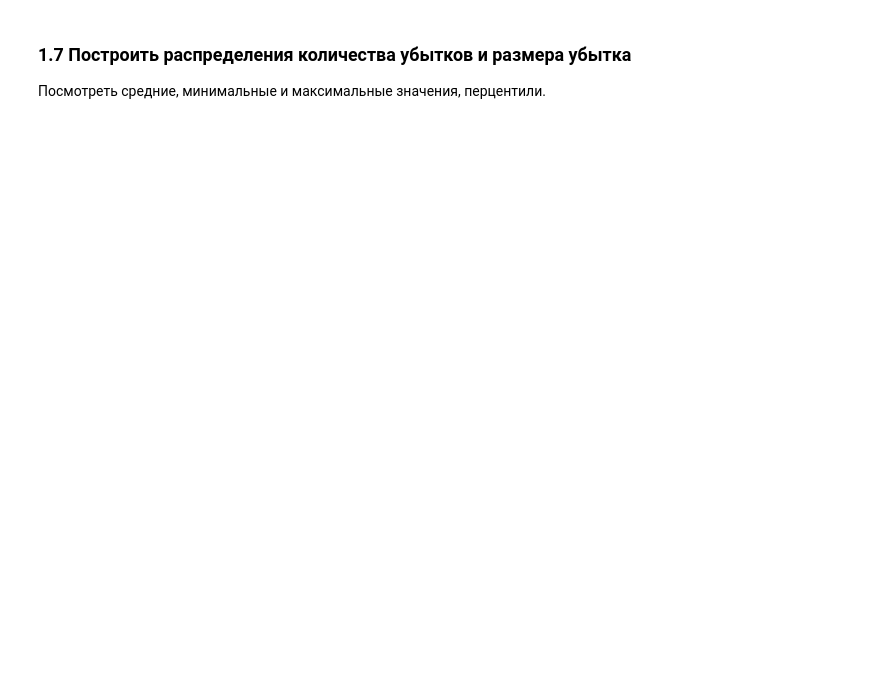
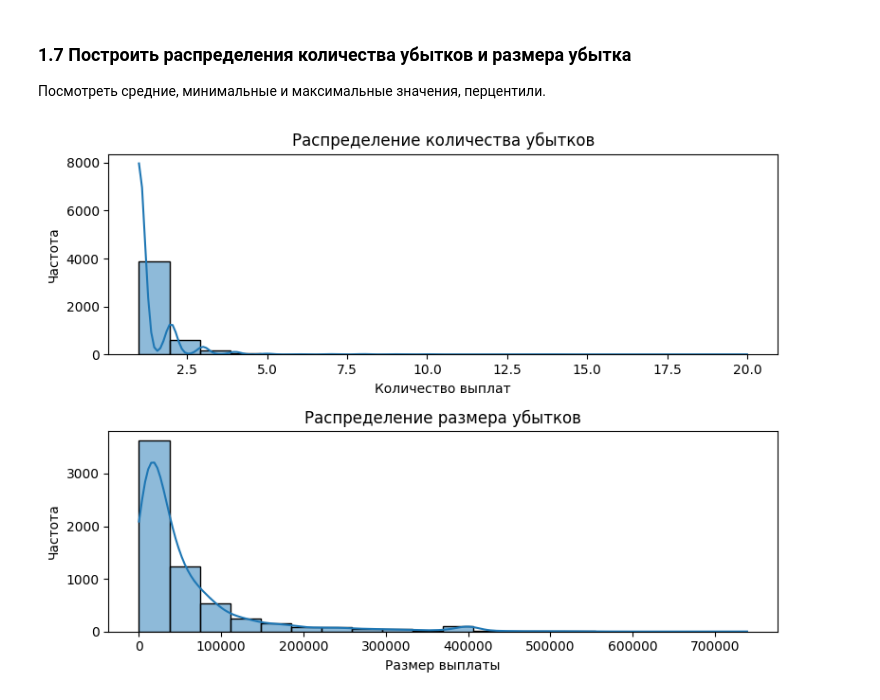
Before and after one commit to antroped/BDAktuarki, a Jupyter notebook: 167.ipynb, the cells around one changed output. Saved outputs shown, nothing was run; the diff lists cells and outputs as text; code cells hidden in the pictures; blank space fills up the shorter version.

```diff
--- a/167.ipynb
+++ b/167.ipynb
@@ -140,3 +142,21 @@ gc.collect()
 # %% [markdown]
 ### 1.7 Построить распределения количества убытков и размера убытка
 Посмотреть средние, минимальные и максимальные значения, перцентили.
+# %%
+claims_count = df_claim['POLIS_ID'].value_counts()
+fig, ax = plt.subplots(2, 1, figsize=(8, 6))
+
+sns.histplot(claims_count, bins=20, ax=ax[0], kde=True)
+ax[0].set_title('Распределение количества убытков')
+ax[0].set_xlabel('Количество выплат')
+ax[0].set_ylabel('Частота')
+
+sns.histplot(df_claim['PAY_AMT'], bins=20, ax=ax[1], kde=True)
+ax[1].set_title('Распределение размера убытков')
+ax[1].set_xlabel('Размер выплаты')
+ax[1].set_ylabel('Частота')
+
+plt.tight_layout()
+plt.show()
+# %% [output]
+[figure, added]
```
Also changed, not shown: parts of 5 cells of this notebook.
